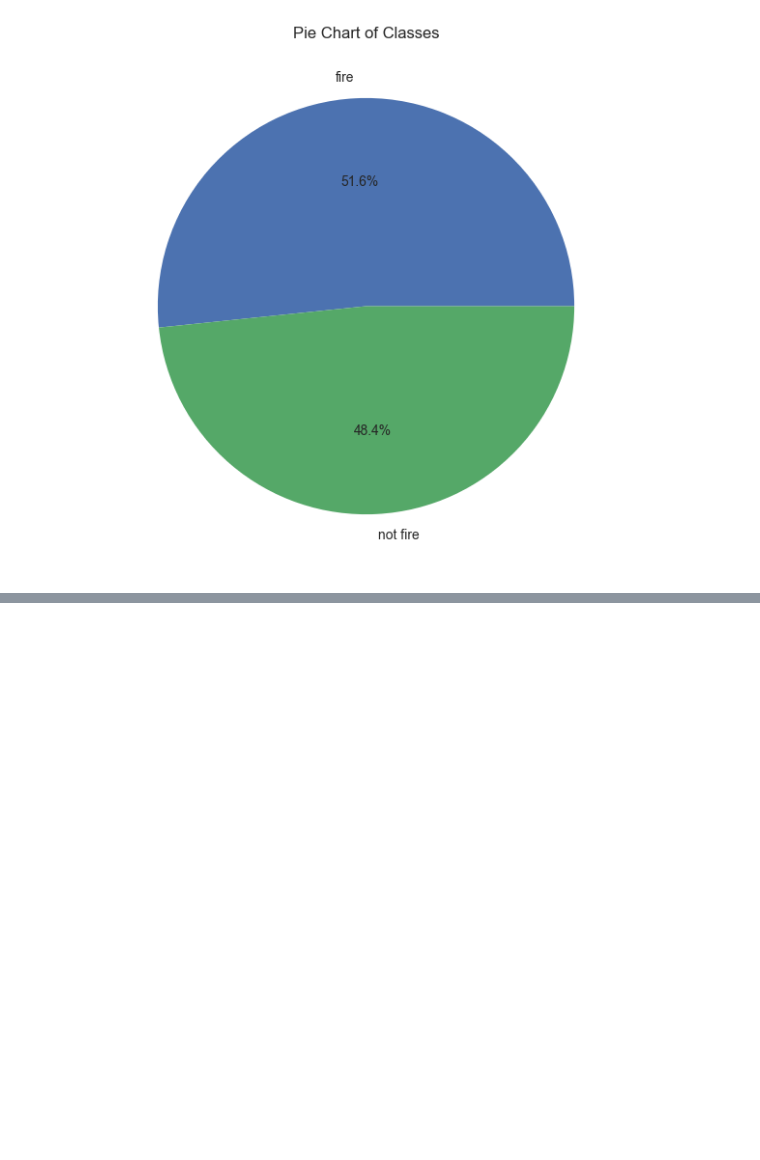
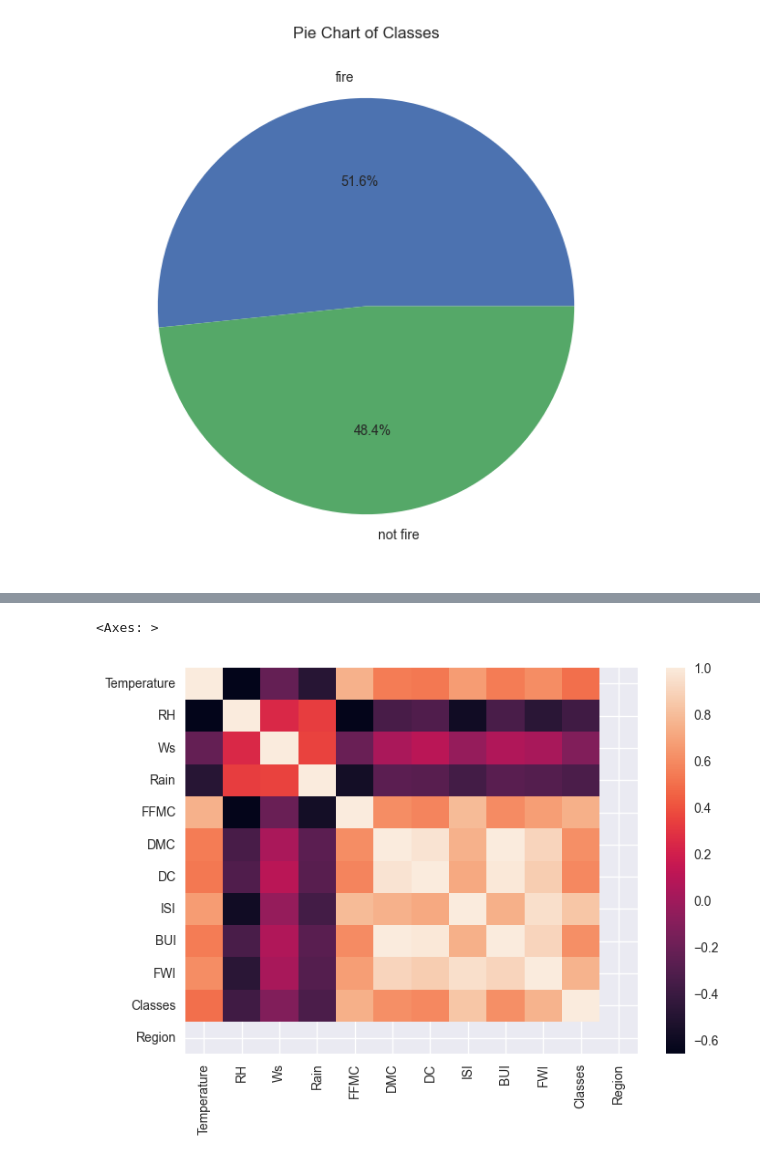
Before and after one commit to Raimal-Raja/DataScience-ML-DL-NLP, a Jupyter notebook: Ridge, Lasso Regression/1_data_cleaning.ipynb, the cells around one changed output, grey strips where cells are left out. Cells and saved outputs as stored; diff of their text form; code cells hidden in the pictures; blank space fills up the shorter version.

```diff
--- a/Ridge, Lasso Regression/1_data_cleaning.ipynb
+++ b/Ridge, Lasso Regression/1_data_cleaning.ipynb
@@ -412,3 +412,8 @@ df_copy.corr()
 | FWI | 0.608367 | -0.476067 | 0.029637 | -0.292914 | 0.675553 | 0.901759 | 0.869911 | 0.944062 | 0.900417 | 1.000000 | 0.759758 | ... |
 | Classes | 0.497810 | -0.377328 | -0.121408 | -0.334392 | 0.743637 | 0.616951 | 0.588464 | 0.831796 | 0.612576 | 0.759758 | 1.000000 | ... |
 | Region | NaN | NaN | NaN | NaN | NaN | NaN | NaN | NaN | NaN | NaN | NaN | ... |
+# %%
+sns.heatmap(df_copy.corr())
+# %% [output]
+<Axes: >
+[figure, added]
```
